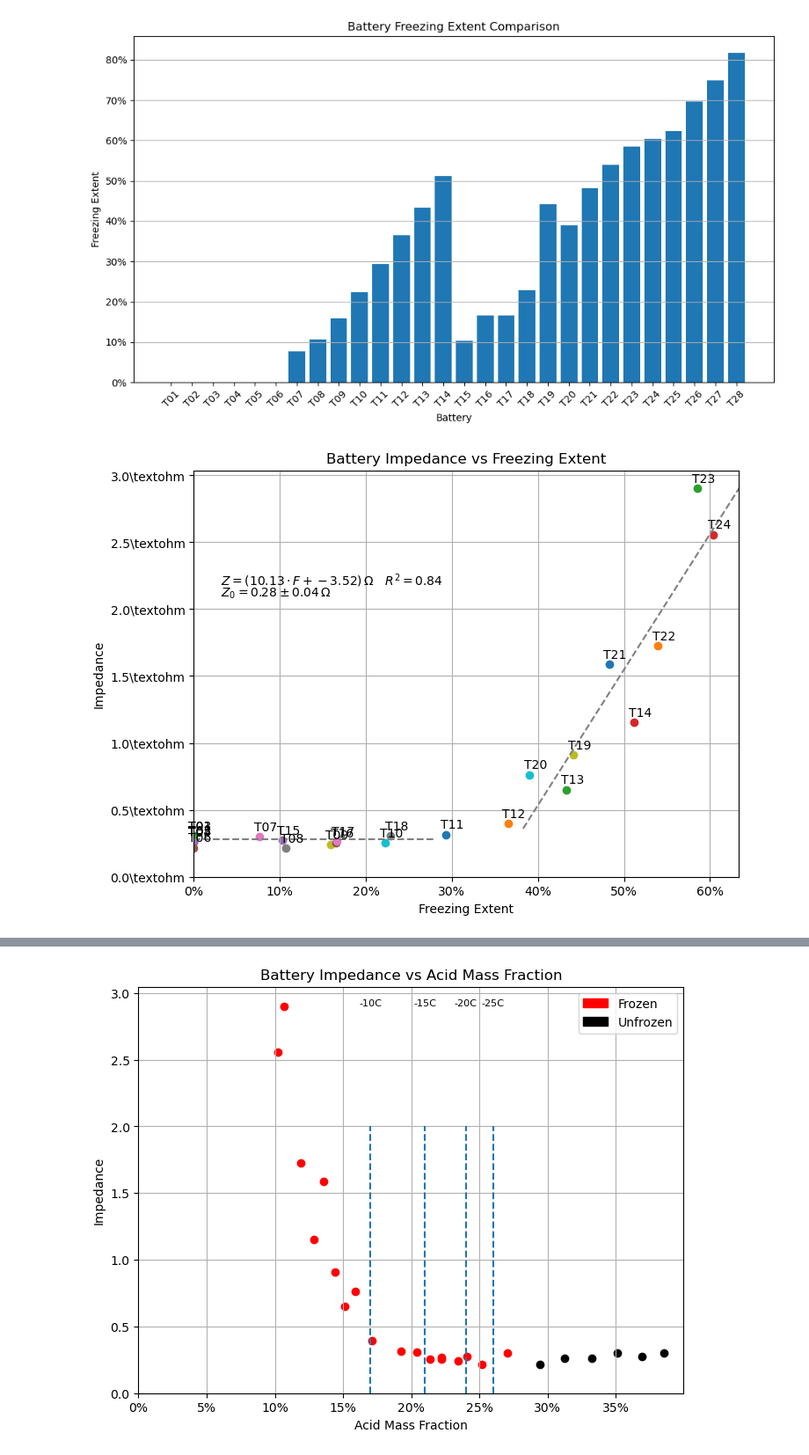
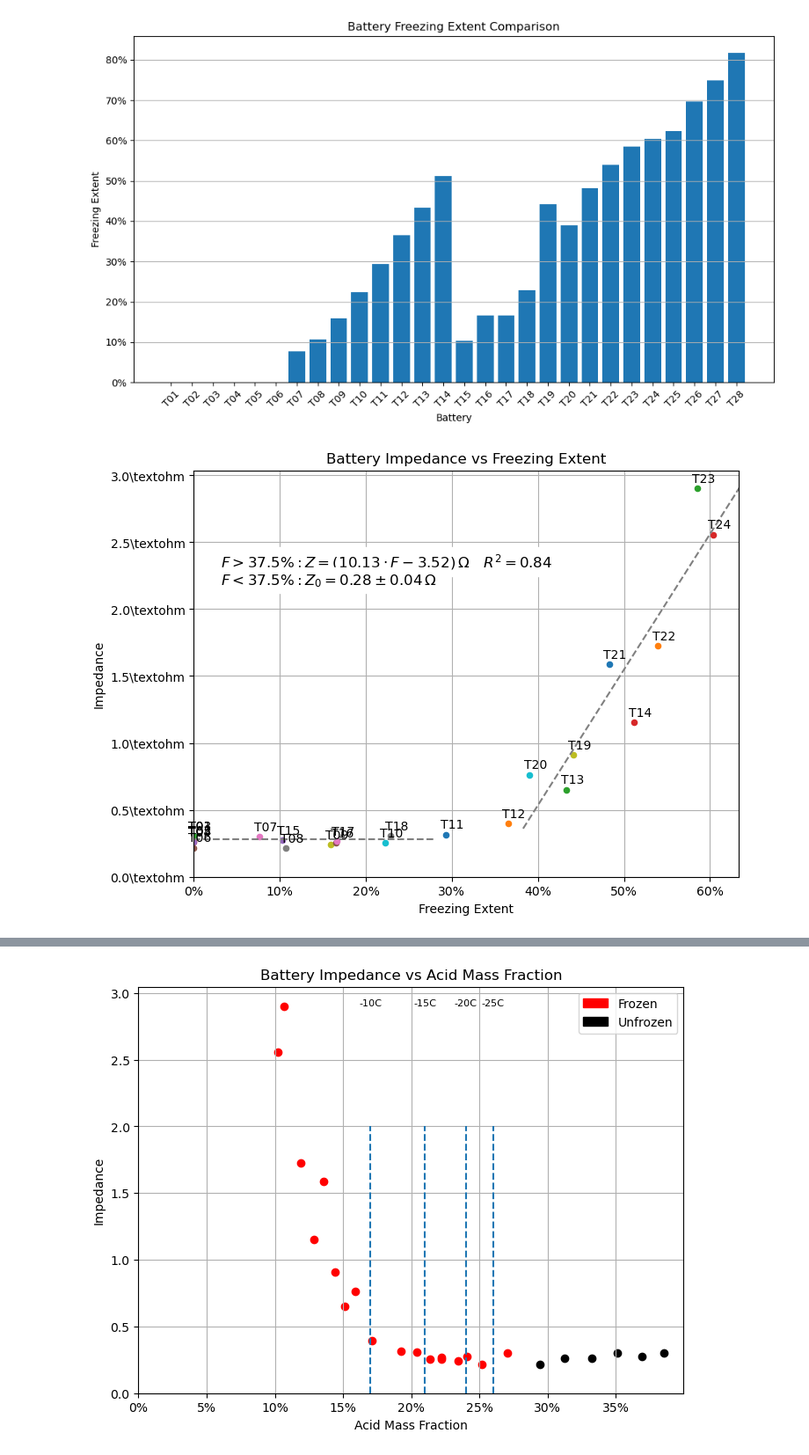
Before and after one commit to LawrenceStanton/SISPS-BATT-INT-CAL, a Jupyter notebook: Notebook/Impedance.ipynb, the cells around one changed output, grey strips where cells are left out. Shown at 88% size. Saved outputs shown, nothing was run; the diff lists cells and outputs as text; code cells hidden in the pictures.

Commit message:
Plotting improvements

```diff
--- a/Notebook/Impedance.ipynb
+++ b/Notebook/Impedance.ipynb
@@ -132,6 +132,10 @@ import re
 
 def get_vrms(vrms_list: list) -> float:
     return pd.Series(vrms_list).tail(3).mean()
+
+
+def get_vrms_std(vrms_list: list) -> float:
+    return pd.Series(vrms_list).tail(3).std()
 
 
 def get_irms(header: str) -> float:
@@ -153,12 +157,14 @@ for df in dataframes:
     test = df.attrs["test"]
     battery = df.attrs["battery"]
     vrms = get_vrms(df["Vrms"])
+    vrms_std = get_vrms_std(df["Vrms"])
     vrms_null = get_vrms(df["VrmsNull"])
     irms = get_irms(df.attrs["header"])
 
     impedances[test] = impedance(vrms, vrms_null, irms)
+    impedances_std = vrms_std / irms
 
     print(
-        f"Test: {test}, Battery: {battery}, Vrms: {1000*vrms:.3f} mV, VrmsNull: {1000*vrms_null:.3f} mV, Irms: {1000*irms:.3f} mA, Impedance: {impedances[test]:.6f} Ω"
+        f"Test: {test}, Battery: {battery}, Vrms: {1000*vrms:.3f} mV, VrmsNull: {1000*vrms_null:.3f} mV, Irms: {1000*irms:.3f} mA, Impedance: {impedances[test]:.6f} ± {impedances_std:.6f} Ω, Error: ±{100*impedances_std/impedances[test]:.1f} %"
     )
 # %% [output]
@@ -347,6 +353,7 @@ def plot_impedance_vs_freezing(
                 impedance_value,
                 label=test,
                 color="black" if not annotate else None,
+                s=20,
             )
             if annotate:
                 ax.annotate(
@@ -396,11 +403,12 @@ def plot_impedance_vs_freezing(
     )
     ax.text(
         0.05,
-        0.75,
-        rf"$Z = ({a:.2f} \cdot F + {b:.2f})\,\Omega \quad R^2 = {r2:.2f}$",
+        0.80,
+        rf"$F > 37.5\%: Z = ({a:.2f} \cdot F {'+' if b >= 0 else '-'} {abs(b):.2f})\,\Omega \quad R^2 = {r2:.2f}$",
         transform=ax.transAxes,
         fontsize=12,
         verticalalignment="top",
+        backgroundcolor="white",
     )
 
     below_threshold_items = [
@@ -411,37 +419,38 @@ def plot_impedance_vs_freezing(
     ]
     below_threshold_mean = np.mean([y for _, y in below_threshold_items])
     below_threshold_std = np.std([y for _, y in below_threshold_items])
     ax.hlines(
         y=below_threshold_mean,
         xmin=0,
         xmax=below_threshold_items[-1][0] + 0.05,
         linestyle="--",
         color="grey",
     )
     ax.text(
         0.05,
-        0.68,
-        rf"$Z_0 = {below_threshold_mean:.2f} \pm {below_threshold_std:.2f}\,\Omega$",
+        0.75,
+        rf"$F < 37.5\%: Z_0 = {below_threshold_mean:.2f} \pm {below_threshold_std:.2f}\,\Omega$",
         transform=ax.transAxes,
         fontsize=12,
-        verticalalignment="bottom",
+        verticalalignment="top",
+        backgroundcolor="white",
     )
 
     return fig
 
 
 OUTLIERS = ["T26", "T27", "T28"]
 # OUTLIERS = ["T26"]
 
 _ = plot_impedance_vs_freezing(
     impedances,
     freezing_extents,
     include_non_freezing=True,
     filter_outliers=OUTLIERS,
     annotate=True,
 )
 # %% [output]
-[figure, old version]
+[figure, new version]
 # %%
 _ = plot_impedance_vs_freezing(
     impedances,
```
Also changed, not shown: parts of 2 cells of this notebook, 3 other files.
